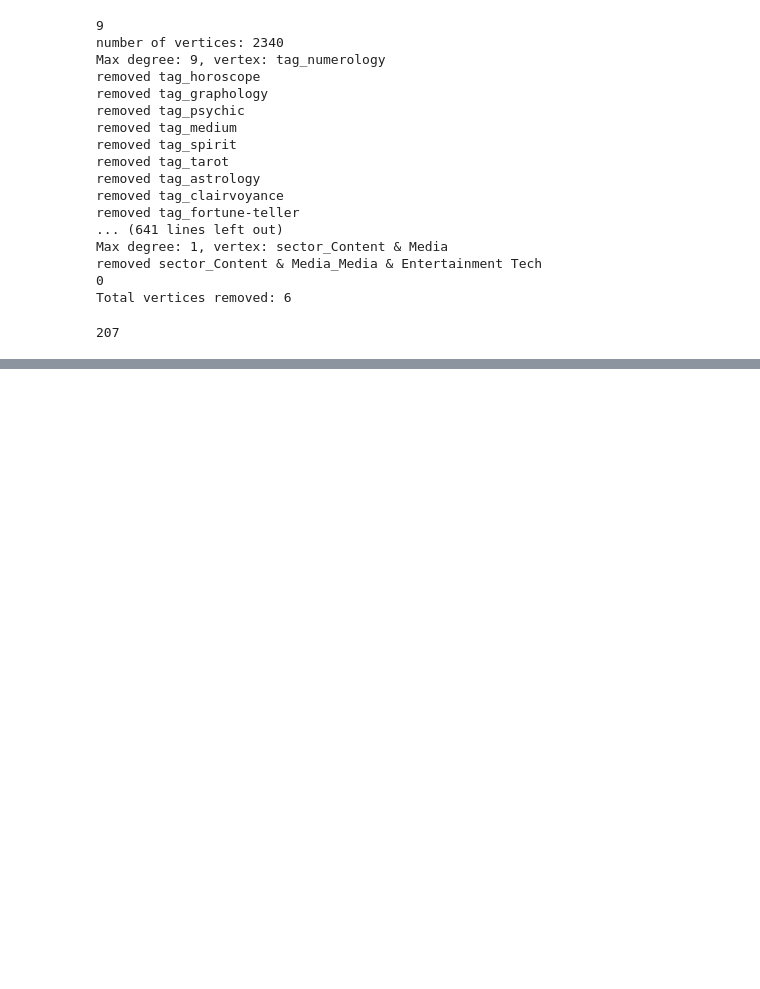
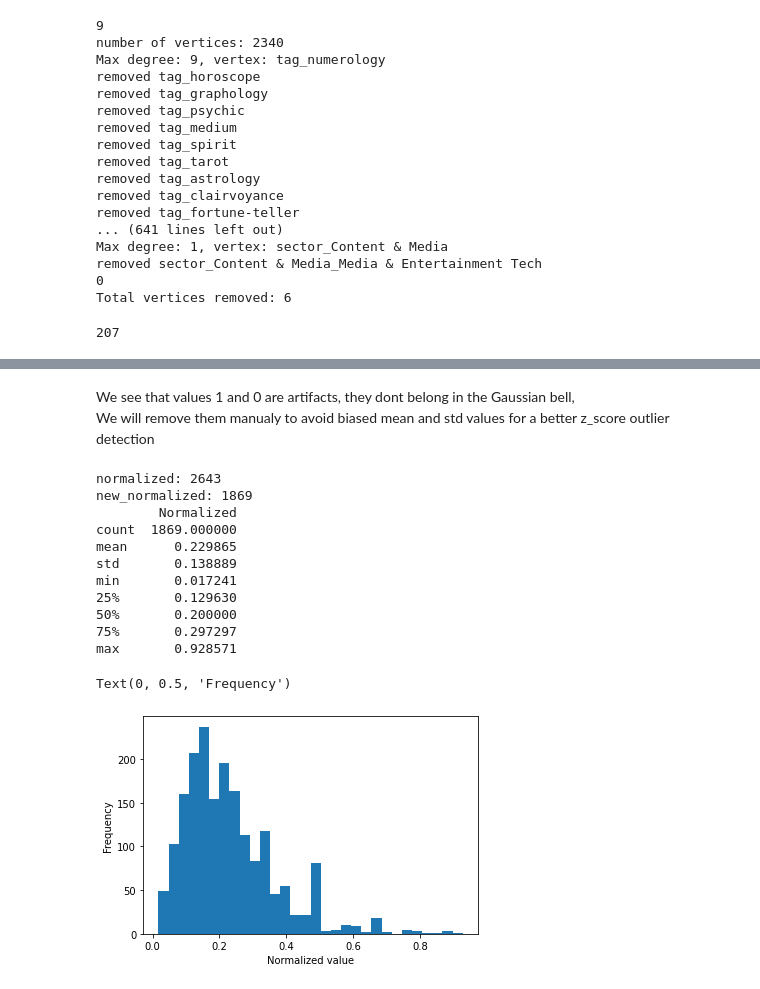
Before and after one commit to matanini/startup_classifier, a Jupyter notebook: reduce_cols.ipynb, the cells around one changed output, grey strips where cells are left out. Cells and saved outputs as stored; diff of their text form; code cells hidden in the pictures; blank space fills up the shorter version.

```diff
--- a/reduce_cols.ipynb
+++ b/reduce_cols.ipynb
@@ -474,15 +381,0 @@ outliers_dict['tag']
-# %%
-# sum of each column in dataframe
-list_target_industry_dict = {}
-list_target_industry = []
-count = 0
-for col in sector_list:
-    list_target_industry_dict[col] = df[col].sum()
-    list_target_industry.append(list_target_industry_dict[col])
-    if list_target_industry_dict[col] == 1 :
-        count += 1
-    # print(f'{col}: {df[col].sum()}')
-print(count)
-# sort dict values in descending order
-list_target_industry2 = sorted(list_target_industry_dict.items(), key=lambda x: x[1])
-list_target_industry2
@@ -499,0 +410,32 @@ plt.bar(list_target_industry_dict.keys(), list_target_industry_dict.values())
+# %% [markdown]
+We see that values 1 and 0 are artifacts, they dont belong in the Gaussian bell,
+We will remove them manualy to avoid biased mean and std values for a better z_score outlier detection
+# %%
+new_normalized = {}
+for col, val in normalized.items():
+    if val != 0 and val != 1 :
+        new_normalized[col] = val
+print(f'normalized: {len(normalized)}')
+print(f'new_normalized: {len(new_normalized)}')
+
+new_norm_ser = pd.DataFrame(new_normalized.values(), index=new_normalized.keys(), columns = ['Normalized'])
+print(new_norm_ser.describe())
+
+
+plt.hist(new_normalized.values(), bins=30)
+plt.xlabel('Normalized value')
+plt.ylabel('Frequency')
+# %% [output]
+normalized: 2643
+new_normalized: 1869
+        Normalized
+count  1869.000000
+mean      0.229865
+std       0.138889
+min       0.017241
+25%       0.129630
+50%       0.200000
+75%       0.297297
+max       0.928571
+Text(0, 0.5, 'Frequency')
+[figure, added]
```
Also changed, not shown: parts of 23 cells of this notebook, 1 other file.
